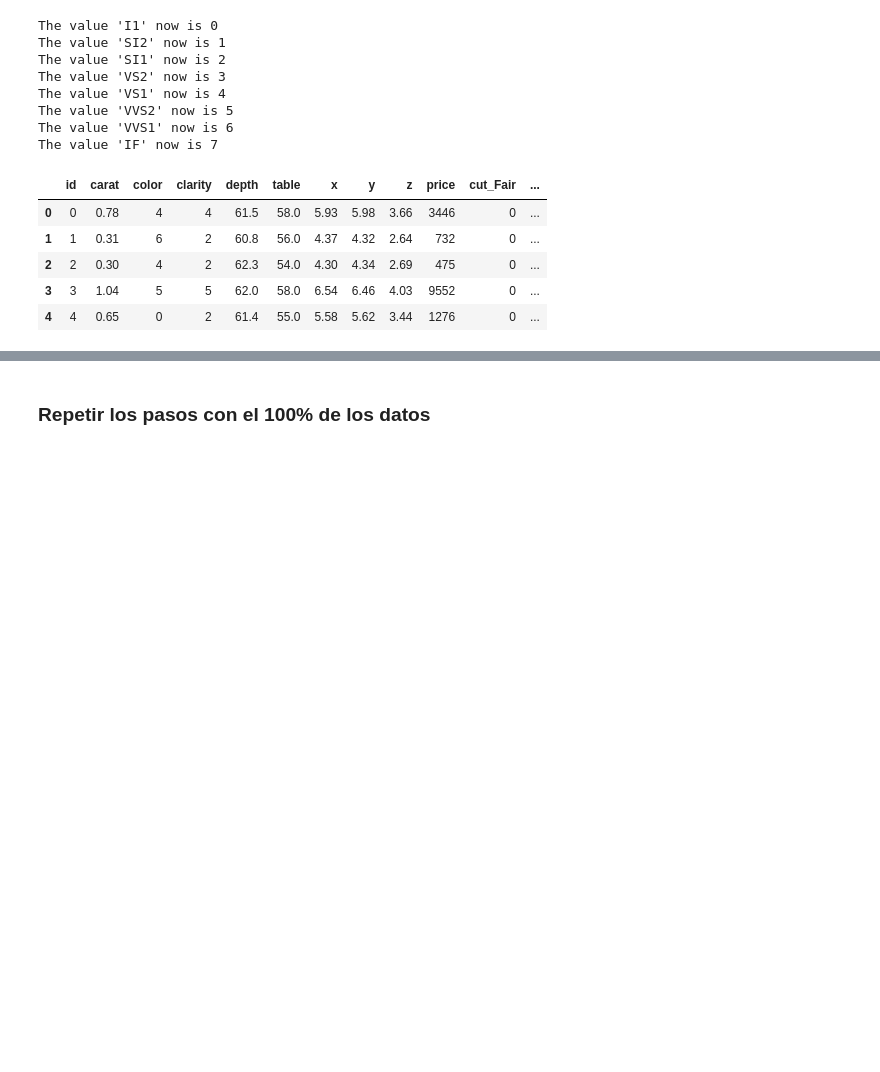
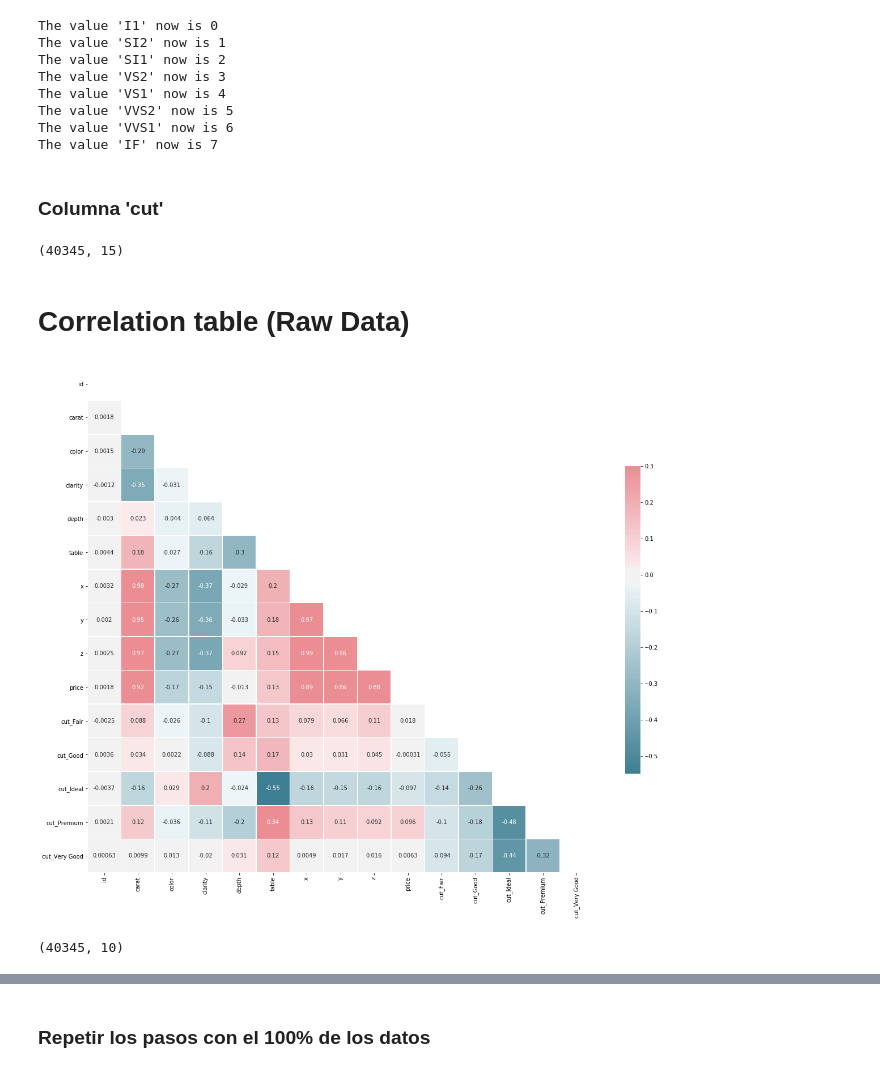
Before and after one commit to meryreddoor/mlearning, a Jupyter notebook: output/RANDOM FOREST REGRESSION.ipynb, the cells around one changed output, grey strips where cells are left out. Saved outputs shown, nothing was run; the diff lists cells and outputs as text; code cells hidden in the pictures; blank space fills up the shorter version.

```diff
--- a/output/RANDOM FOREST REGRESSION.ipynb
+++ b/output/RANDOM FOREST REGRESSION.ipynb
@@ -29,7 +26,0 @@ training_df.head()
-# %%
-corr = training_df.corr()
-mask = np.triu(np.ones_like(corr, dtype=np.bool))
-f, ax = plt.subplots(figsize=(11, 9))
-cmap = sns.diverging_palette(220, 10, as_cmap=True)
-sns.heatmap(corr, mask=mask, cmap=cmap, vmax=.3, center=0,
-            square=True, linewidths=.5, cbar_kws={"shrink": .5}, annot=True);
@@ -72,19 +61,32 @@ The value 'VS1' now is 4
 The value 'VVS2' now is 5
 The value 'VVS1' now is 6
 The value 'IF' now is 7
+# %% [markdown]
+### Columna 'cut'
 # %%
 diamonds_new = pd.get_dummies(training_df)
 diamonds_new.head()
+diamonds_new.shape
 # %% [output]
-|  | id | carat | color | clarity | depth | table | x | y | z | price | cut_Fair | ... |
-| 0 | 0 | 0.78 | 4 | 4 | 61.5 | 58.0 | 5.93 | 5.98 | 3.66 | 3446 | 0 | ... |
-| 1 | 1 | 0.31 | 6 | 2 | 60.8 | 56.0 | 4.37 | 4.32 | 2.64 | 732 | 0 | ... |
-| 2 | 2 | 0.30 | 4 | 2 | 62.3 | 54.0 | 4.30 | 4.34 | 2.69 | 475 | 0 | ... |
-| 3 | 3 | 1.04 | 5 | 5 | 62.0 | 58.0 | 6.54 | 6.46 | 4.03 | 9552 | 0 | ... |
-| 4 | 4 | 0.65 | 0 | 2 | 61.4 | 55.0 | 5.58 | 5.62 | 3.44 | 1276 | 0 | ... |
+(40345, 15)
+# %% [markdown]
+# Correlation table (Raw Data)
+# %%
+corr = diamonds_new.corr()
+mask = np.triu(np.ones_like(corr, dtype=np.bool))
+f, ax = plt.subplots(figsize=(20,20))
+cmap = sns.diverging_palette(220, 10, as_cmap=True)
+sns.heatmap(corr, mask=mask, cmap=cmap, vmax=.3, center=0,
+            square=True, linewidths=.5, cbar_kws={"shrink": .5}, annot=True);
+# %% [output]
+[figure, added]
 # %%
 X = diamonds_new.drop(columns=['id','x','y','z','price'])
 y = diamonds_new['price']
+# %%
+X.shape
+# %% [output]
+(40345, 10)
 # %%
 X_train, X_test, y_train, y_test = train_test_split(X, y, test_size=0.2, random_state=42)
 # %%
```
Also changed, not shown: parts of 25 cells of this notebook, 11 other files.
